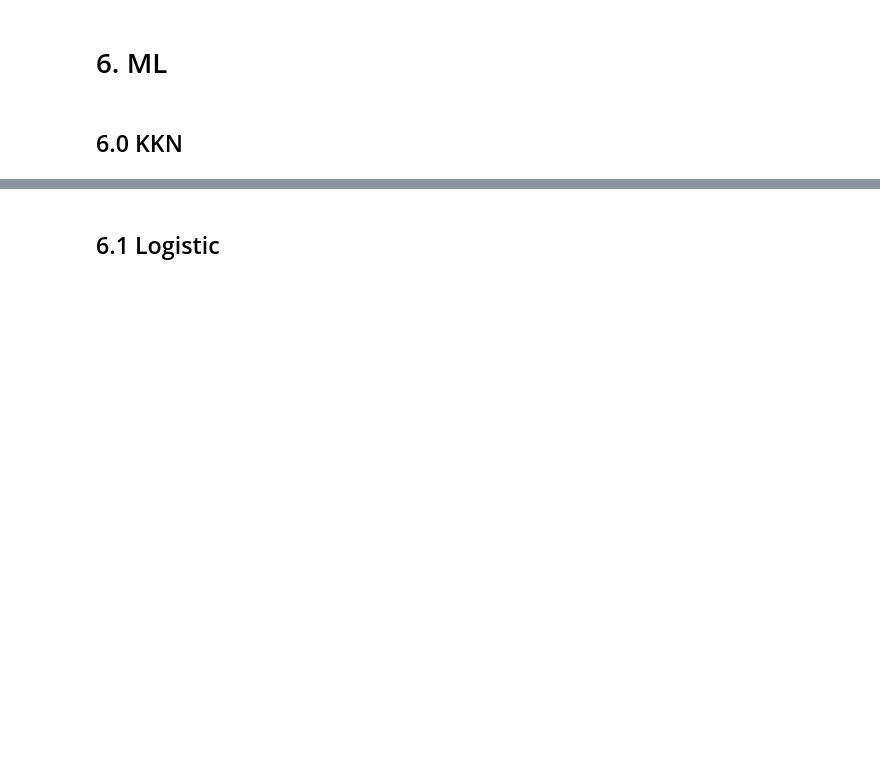
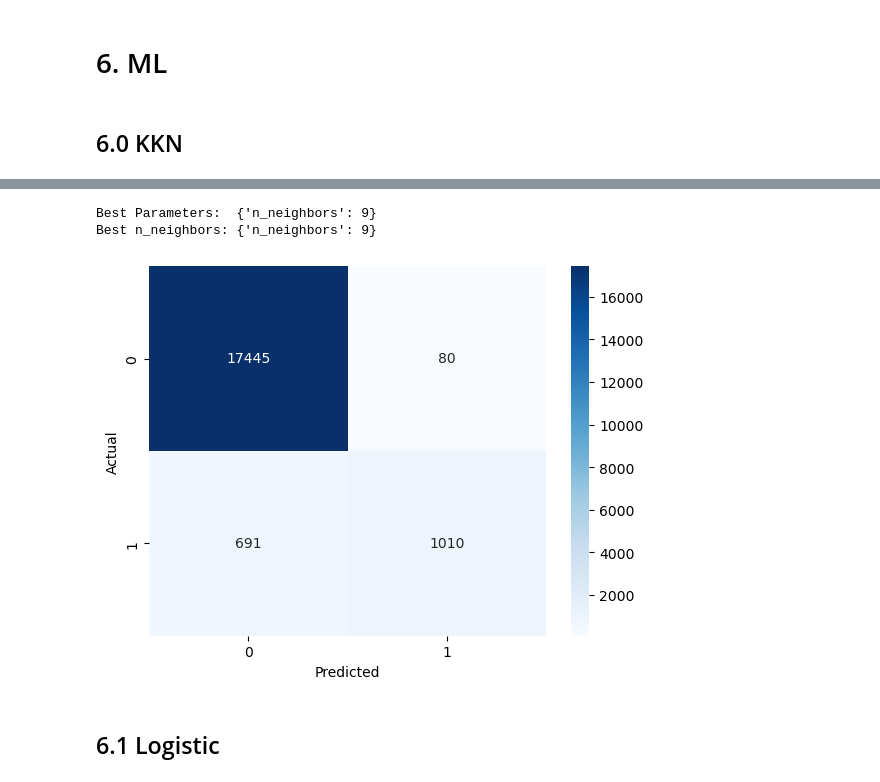
Before and after one commit to davidmoreno-gh/ML-Proyect, a Jupyter notebook: main.ipynb, the cells around one changed output, grey strips where cells are left out. Saved outputs shown, nothing was run; the diff lists cells and outputs as text; code cells hidden in the pictures; blank space fills up the shorter version.

Commit message:
Actualización de archivos

```diff
--- a/main.ipynb
+++ b/main.ipynb
@@ -163,3 +132,0 @@ knn = KNeighborsClassifier(n_neighbors=3)
-# %%
-# 6.5 Entrenar el modelo KNN
-knn.fit(X_train, y_train)
@@ -176,18 +132,0 @@ print(classification_report(y_test, y_pred))
-# %%
-from sklearn.model_selection import GridSearchCV
-from sklearn.neighbors import KNeighborsClassifier
-
-# Definir los valores que vamos a probar
-param_grid = {'n_neighbors': [3, 5, 7, 9]}
-
-# Configurar el GridSearch
-grid_search = GridSearchCV(KNeighborsClassifier(), param_grid, cv=5, scoring='recall')
-
-# Entrenar el modelo
-grid_search.fit(X_train, y_train)
-
-# Mejor valor de n_neighbors
-print("Best n_neighbors:", grid_search.best_params_)
-
-# Evaluar el modelo con el mejor n_neighbors
-y_pred = grid_search.predict(X_test)
@@ -194,3 +149,20 @@ y_pred = grid_search.predict(X_test)
+# %%
+# GridSearch for KNN
+param_grid = {'n_neighbors': [3, 5, 7, 9]}
+grid_search = perform_grid_search(KNeighborsClassifier(), param_grid, X_train, y_train, cv=5)
+print("Best n_neighbors:", grid_search.best_params_)
+# %% [output]
+Best Parameters:  {'n_neighbors': 9}
+Best n_neighbors: {'n_neighbors': 9}
+# %%
+# Evaluate best model
+y_pred = grid_search.predict(X_test)
+sns.heatmap(confusion_matrix(y_test, y_pred), annot=True, fmt='d', cmap='Blues')
+plt.xlabel('Predicted')
+plt.ylabel('Actual')
+plt.show()
+# %% [output]
+[figure, added]
 # %% [markdown]
 ## 6.1 Logistic
 # %%
```
Also changed, not shown: parts of 50 cells of this notebook, 2 other files.
